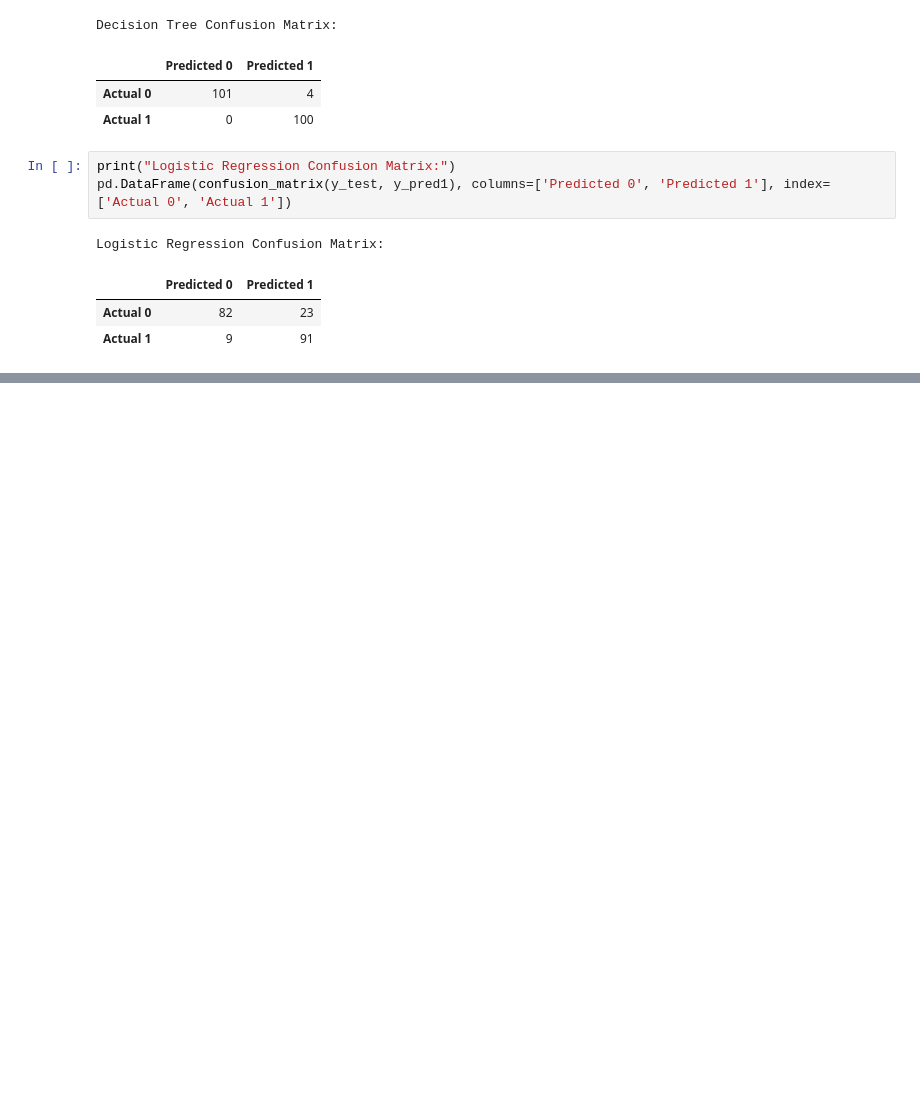
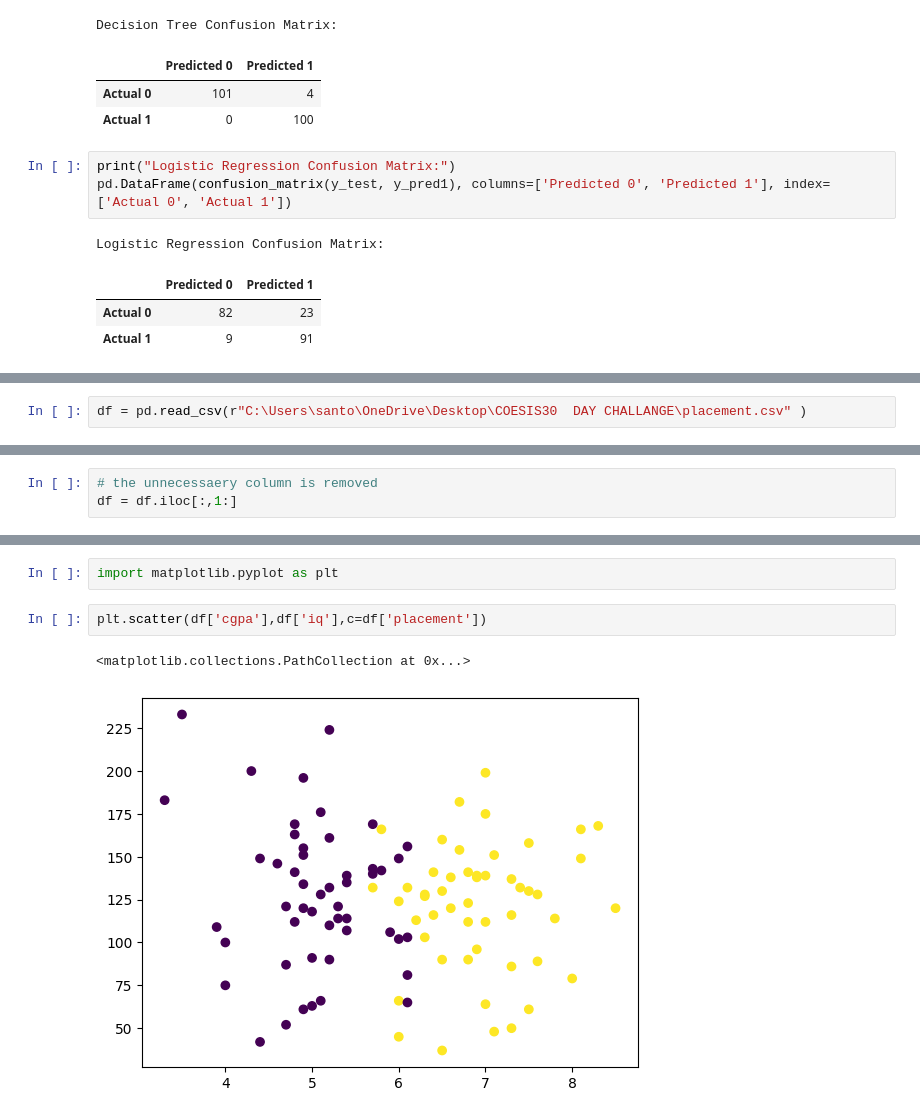
Before and after one commit to suddhu1/COESIS30Day, a Jupyter notebook: DAY_1/logisticRegression.ipynb, the cells around one changed output, grey strips where cells are left out. Saved outputs shown, nothing was run; the diff lists cells and outputs as text; blank space fills up the shorter version.

```diff
--- a/DAY_1/logisticRegression.ipynb
+++ b/DAY_1/logisticRegression.ipynb
@@ -340,0 +345,2 @@ Logistic Regression Confusion Matrix:
+# %%
+df = pd.read_csv(r"C:\Users\santo\OneDrive\Desktop\COESIS30  DAY CHALLANGE\placement.csv" )
@@ -340,0 +385,3 @@ Logistic Regression Confusion Matrix:
+# %%
+# the unnecessaery column is removed
+df = df.iloc[:,1:]
@@ -340,0 +416,7 @@ Logistic Regression Confusion Matrix:
+# %%
+import matplotlib.pyplot as plt
+# %%
+plt.scatter(df['cgpa'],df['iq'],c=df['placement'])
+# %% [output]
+<matplotlib.collections.PathCollection at 0x...>
+[figure, added]
```
Also changed, not shown: parts of 6 cells of this notebook, 1 other file.
